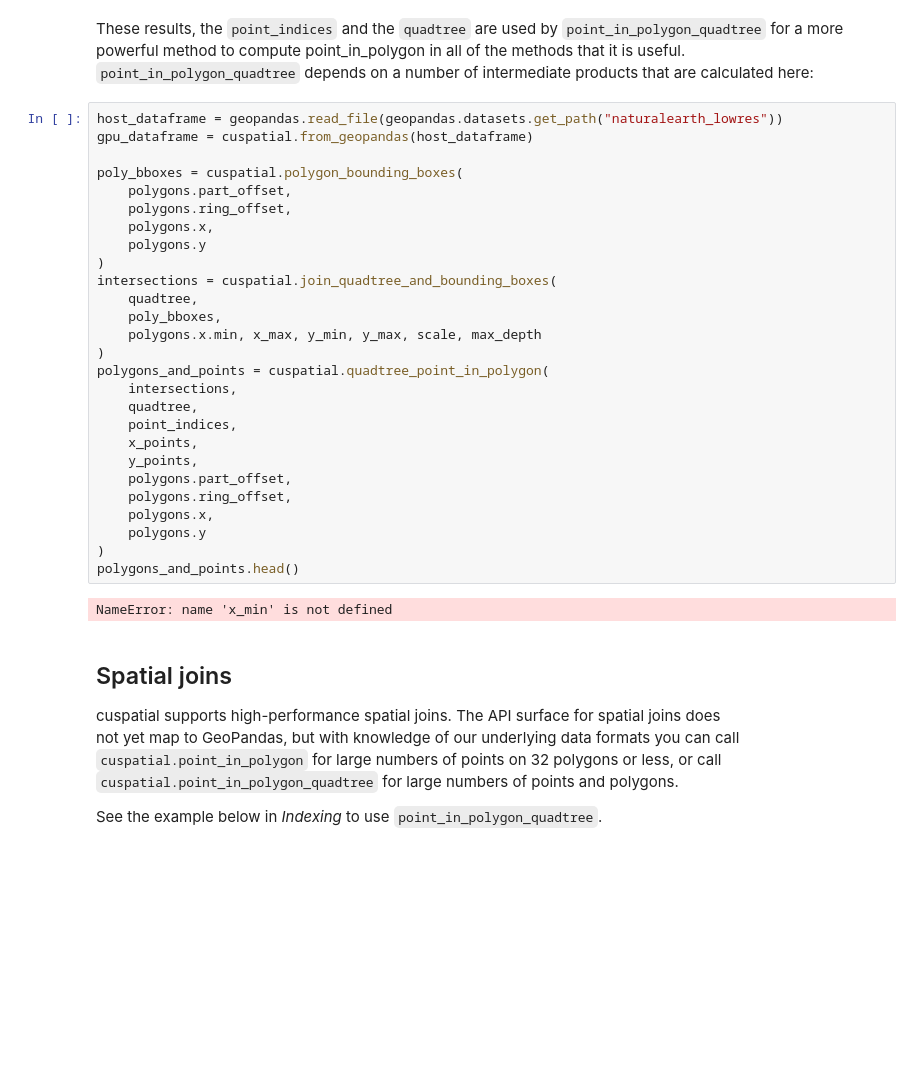
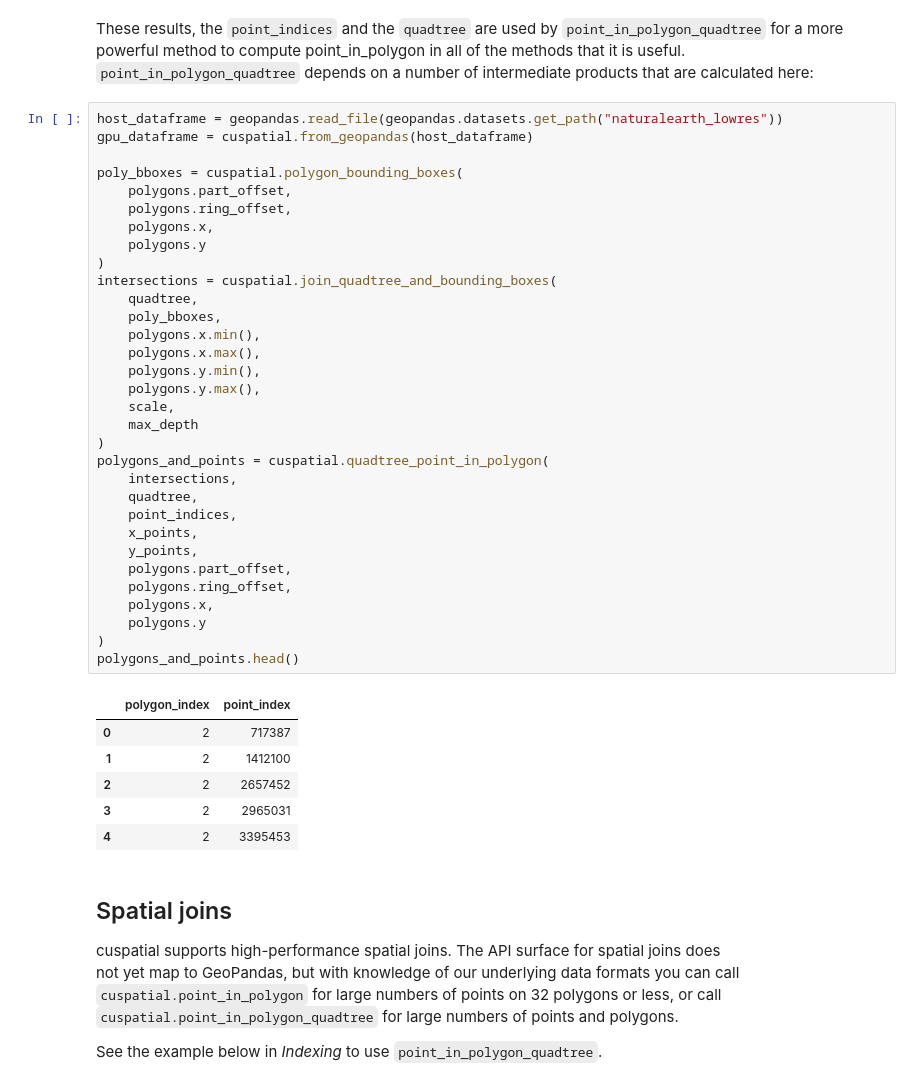
Before and after one commit to rapidsai/cuspatial, a Jupyter notebook: docs/source/user_guide/users.ipynb, the cells around one changed output. Drawn from its saved outputs; the diff is of its cells as text; blank space fills up the shorter version.

```diff
--- a/docs/source/user_guide/users.ipynb
+++ b/docs/source/user_guide/users.ipynb
@@ -548,32 +619,42 @@ These results, the `point_indices` and the `quadtree` are used by `point_in_poly
 # %%
 host_dataframe = geopandas.read_file(geopandas.datasets.get_path("naturalearth_lowres"))
 gpu_dataframe = cuspatial.from_geopandas(host_dataframe)
 
 poly_bboxes = cuspatial.polygon_bounding_boxes(
     polygons.part_offset,
     polygons.ring_offset,
     polygons.x,
     polygons.y
 )
 intersections = cuspatial.join_quadtree_and_bounding_boxes(
     quadtree,
     poly_bboxes,
-    polygons.x.min, x_max, y_min, y_max, scale, max_depth
+    polygons.x.min(),
+    polygons.x.max(),
+    polygons.y.min(),
+    polygons.y.max(),
+    scale,
+    max_depth
 )
 polygons_and_points = cuspatial.quadtree_point_in_polygon(
     intersections,
     quadtree,
     point_indices,
     x_points,
     y_points,
     polygons.part_offset,
     polygons.ring_offset,
     polygons.x,
     polygons.y
 )
 polygons_and_points.head()
 # %% [output]
-NameError: name 'x_min' is not defined
+|  | polygon_index | point_index |
+| 0 | 2 | 717387 |
+| 1 | 2 | 1412100 |
+| 2 | 2 | 2657452 |
+| 3 | 2 | 2965031 |
+| 4 | 2 | 3395453 |
 # %% [markdown]
 ## Spatial joins
 
```
Also changed, not shown: parts of 13 cells of this notebook.
